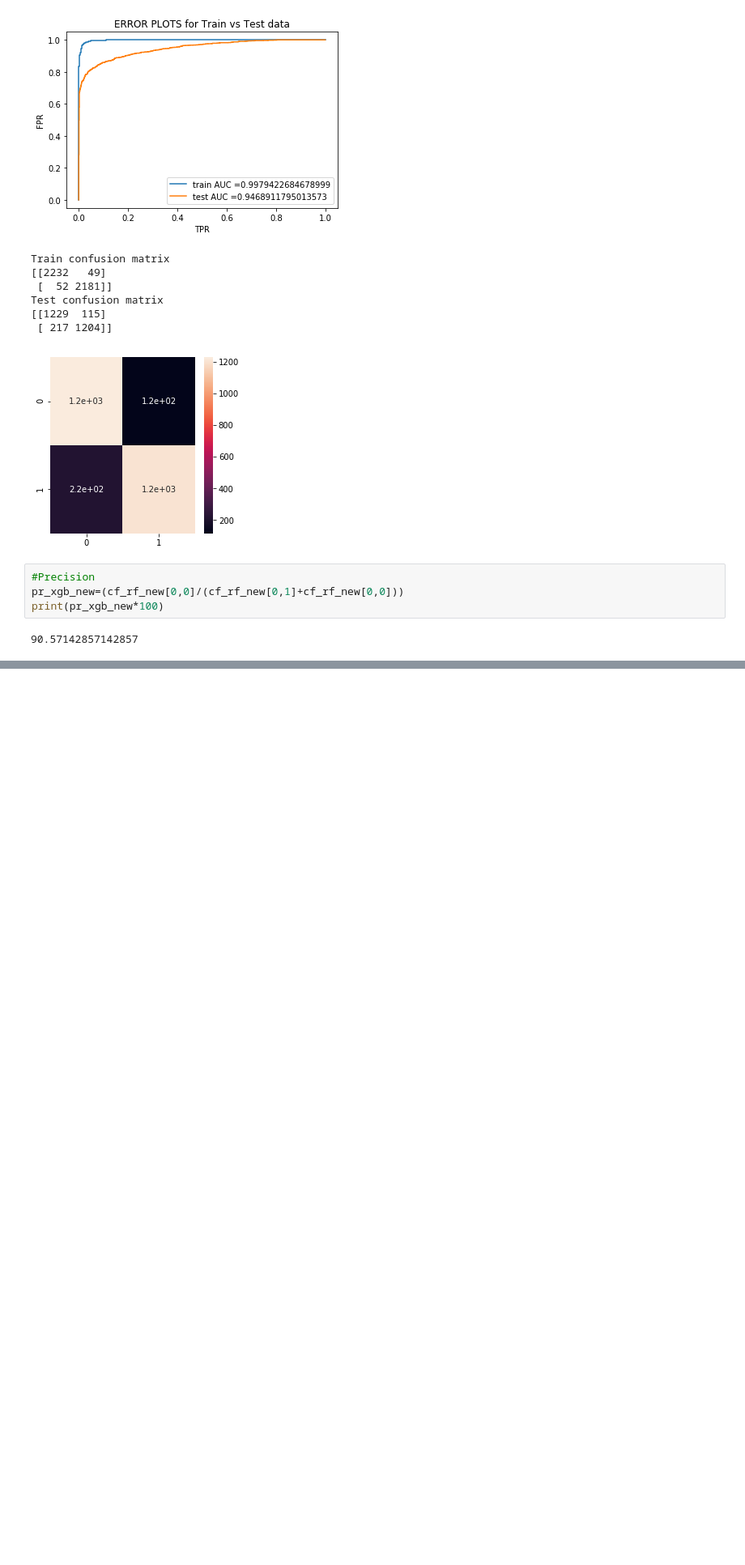
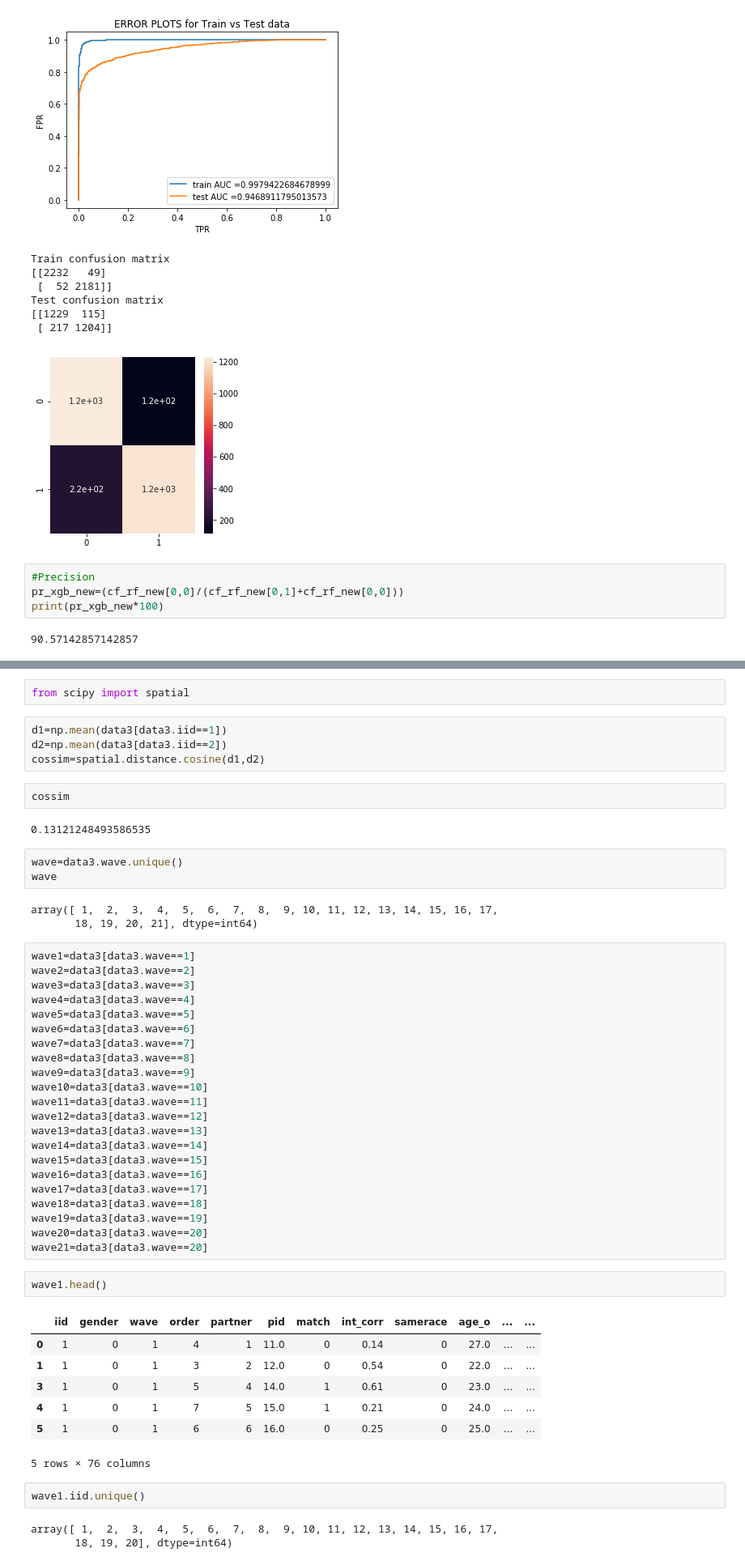
Before and after one commit to eyl1532/speed-dating-analysis, a Jupyter notebook: speed_dating_classification.ipynb, the cells around one changed output, grey strips where cells are left out. Shown: that part at 81% size. Cells and saved outputs as stored; diff of their text form; blank space fills up the shorter version.

```diff
--- a/speed_dating_classification.ipynb
+++ b/speed_dating_classification.ipynb
@@ -825,0 +801,53 @@ print(pr_xgb_new*100)
+# %%
+from scipy import spatial
+# %%
+d1=np.mean(data3[data3.iid==1])
+d2=np.mean(data3[data3.iid==2])
+cossim=spatial.distance.cosine(d1,d2)
+# %%
+cossim
+# %% [output]
+0.13121248493586535
+# %%
+wave=data3.wave.unique()
+wave
+# %% [output]
+array([ 1,  2,  3,  4,  5,  6,  7,  8,  9, 10, 11, 12, 13, 14, 15, 16, 17,
+       18, 19, 20, 21], dtype=int64)
+# %%
+wave1=data3[data3.wave==1]
+wave2=data3[data3.wave==2]
+wave3=data3[data3.wave==3]
+wave4=data3[data3.wave==4]
+wave5=data3[data3.wave==5]
+wave6=data3[data3.wave==6]
+wave7=data3[data3.wave==7]
+wave8=data3[data3.wave==8]
+wave9=data3[data3.wave==9]
+wave10=data3[data3.wave==10]
+wave11=data3[data3.wave==11]
+wave12=data3[data3.wave==12]
+wave13=data3[data3.wave==13]
+wave14=data3[data3.wave==14]
+wave15=data3[data3.wave==15]
+wave16=data3[data3.wave==16]
+wave17=data3[data3.wave==17]
+wave18=data3[data3.wave==18]
+wave19=data3[data3.wave==19]
+wave20=data3[data3.wave==20]
+wave21=data3[data3.wave==20]
+# %%
+wave1.head()
+# %% [output]
+|  | iid | gender | wave | order | partner | pid | match | int_corr | samerace | age_o | ... | ... |
+| 0 | 1 | 0 | 1 | 4 | 1 | 11.0 | 0 | 0.14 | 0 | 27.0 | ... | ... |
+| 1 | 1 | 0 | 1 | 3 | 2 | 12.0 | 0 | 0.54 | 0 | 22.0 | ... | ... |
+| 3 | 1 | 0 | 1 | 5 | 4 | 14.0 | 1 | 0.61 | 0 | 23.0 | ... | ... |
+| 4 | 1 | 0 | 1 | 7 | 5 | 15.0 | 1 | 0.21 | 0 | 24.0 | ... | ... |
+| 5 | 1 | 0 | 1 | 6 | 6 | 16.0 | 0 | 0.25 | 0 | 25.0 | ... | ... |
+5 rows × 76 columns
+# %%
+wave1.iid.unique()
+# %% [output]
+array([ 1,  2,  3,  4,  5,  6,  7,  8,  9, 10, 11, 12, 13, 14, 15, 16, 17,
+       18, 19, 20], dtype=int64)
```
Also changed, not shown: parts of 7 cells of this notebook.
